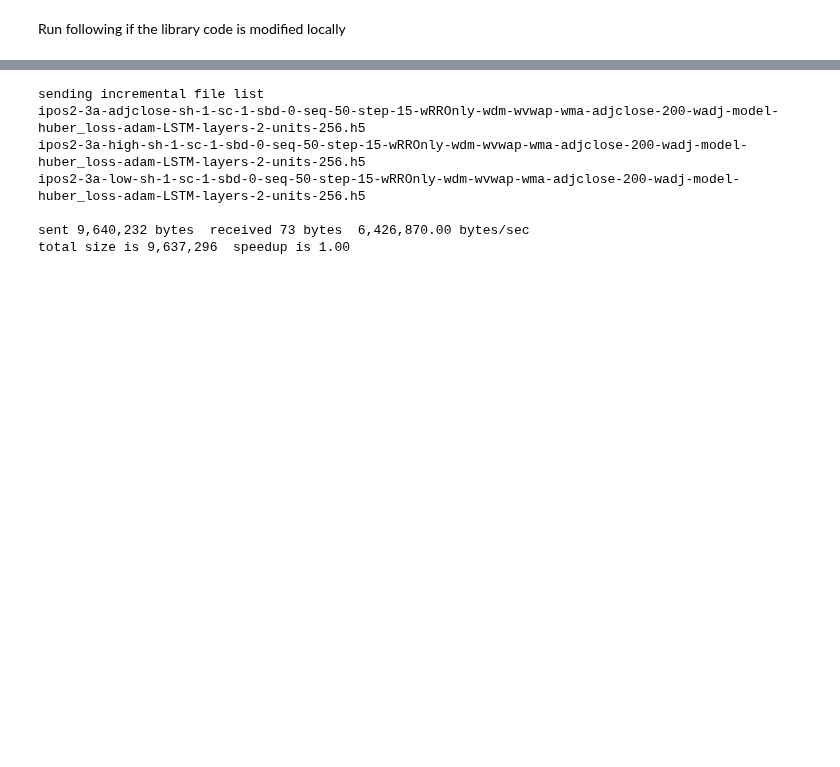
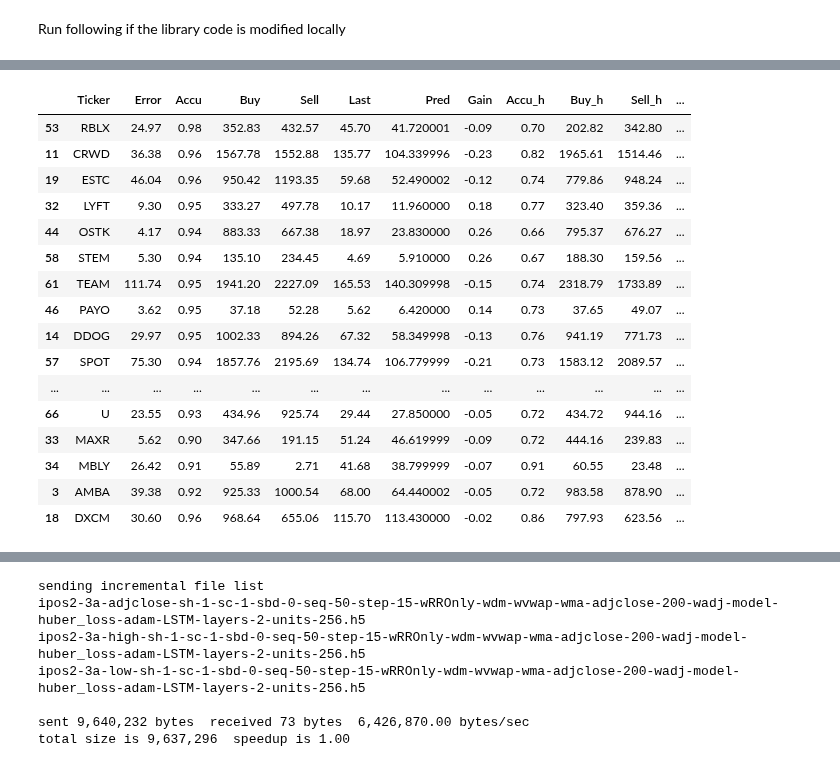
Before and after one commit to ahsank/StockML, a Jupyter notebook: TestLocal.ipynb, the cells around one changed output, grey strips where cells are left out. Cells and saved outputs as stored; diff of their text form; code cells hidden in the pictures; blank space fills up the shorter version.

```diff
--- a/TestLocal.ipynb
+++ b/TestLocal.ipynb
@@ -80,7 +80,7 @@ reload(pipeline)
 import numpy as np
 # profit factor 2 = 50% of predicted gain due to early profit taking
 def addAlloc(df, stop_loss, profit_factor=2):
-  df['Alloc'] = df['Accuracy']/stop_loss - (1-df['Accuracy'])*profit_factor/abs(df['Gain'])
+  df['Alloc'] = df['Accu']/stop_loss - (1-df['Accu'])*profit_factor/abs(df['Gain'])
   df['Alloc'] = np.where(df['Alloc'] < 0, 0, df['Alloc'])
   return df
 # %%
@@ -158,0 +129,21 @@ data
+# %%
+addAlloc(df, 0.10, 1)
+df.sort_values('Alloc', ascending=False).head(50)
+# %% [output]
+|  | Ticker | Error | Accu | Buy | Sell | Last | Pred | Gain | Accu_h | Buy_h | Sell_h | ... |
+| 53 | RBLX | 24.97 | 0.98 | 352.83 | 432.57 | 45.70 | 41.720001 | -0.09 | 0.70 | 202.82 | 342.80 | ... |
+| 11 | CRWD | 36.38 | 0.96 | 1567.78 | 1552.88 | 135.77 | 104.339996 | -0.23 | 0.82 | 1965.61 | 1514.46 | ... |
+| 19 | ESTC | 46.04 | 0.96 | 950.42 | 1193.35 | 59.68 | 52.490002 | -0.12 | 0.74 | 779.86 | 948.24 | ... |
+| 32 | LYFT | 9.30 | 0.95 | 333.27 | 497.78 | 10.17 | 11.960000 | 0.18 | 0.77 | 323.40 | 359.36 | ... |
+| 44 | OSTK | 4.17 | 0.94 | 883.33 | 667.38 | 18.97 | 23.830000 | 0.26 | 0.66 | 795.37 | 676.27 | ... |
+| 58 | STEM | 5.30 | 0.94 | 135.10 | 234.45 | 4.69 | 5.910000 | 0.26 | 0.67 | 188.30 | 159.56 | ... |
+| 61 | TEAM | 111.74 | 0.95 | 1941.20 | 2227.09 | 165.53 | 140.309998 | -0.15 | 0.74 | 2318.79 | 1733.89 | ... |
+| 46 | PAYO | 3.62 | 0.95 | 37.18 | 52.28 | 5.62 | 6.420000 | 0.14 | 0.73 | 37.65 | 49.07 | ... |
+| 14 | DDOG | 29.97 | 0.95 | 1002.33 | 894.26 | 67.32 | 58.349998 | -0.13 | 0.76 | 941.19 | 771.73 | ... |
+| 57 | SPOT | 75.30 | 0.94 | 1857.76 | 2195.69 | 134.74 | 106.779999 | -0.21 | 0.73 | 1583.12 | 2089.57 | ... |
+| ... | ... | ... | ... | ... | ... | ... | ... | ... | ... | ... | ... | ... |
+| 66 | U | 23.55 | 0.93 | 434.96 | 925.74 | 29.44 | 27.850000 | -0.05 | 0.72 | 434.72 | 944.16 | ... |
+| 33 | MAXR | 5.62 | 0.90 | 347.66 | 191.15 | 51.24 | 46.619999 | -0.09 | 0.72 | 444.16 | 239.83 | ... |
+| 34 | MBLY | 26.42 | 0.91 | 55.89 | 2.71 | 41.68 | 38.799999 | -0.07 | 0.91 | 60.55 | 23.48 | ... |
+| 3 | AMBA | 39.38 | 0.92 | 925.33 | 1000.54 | 68.00 | 64.440002 | -0.05 | 0.72 | 983.58 | 878.90 | ... |
+| 18 | DXCM | 30.60 | 0.96 | 968.64 | 655.06 | 115.70 | 113.430000 | -0.02 | 0.86 | 797.93 | 623.56 | ... |
```
Also changed, not shown: parts of 4 cells of this notebook.
